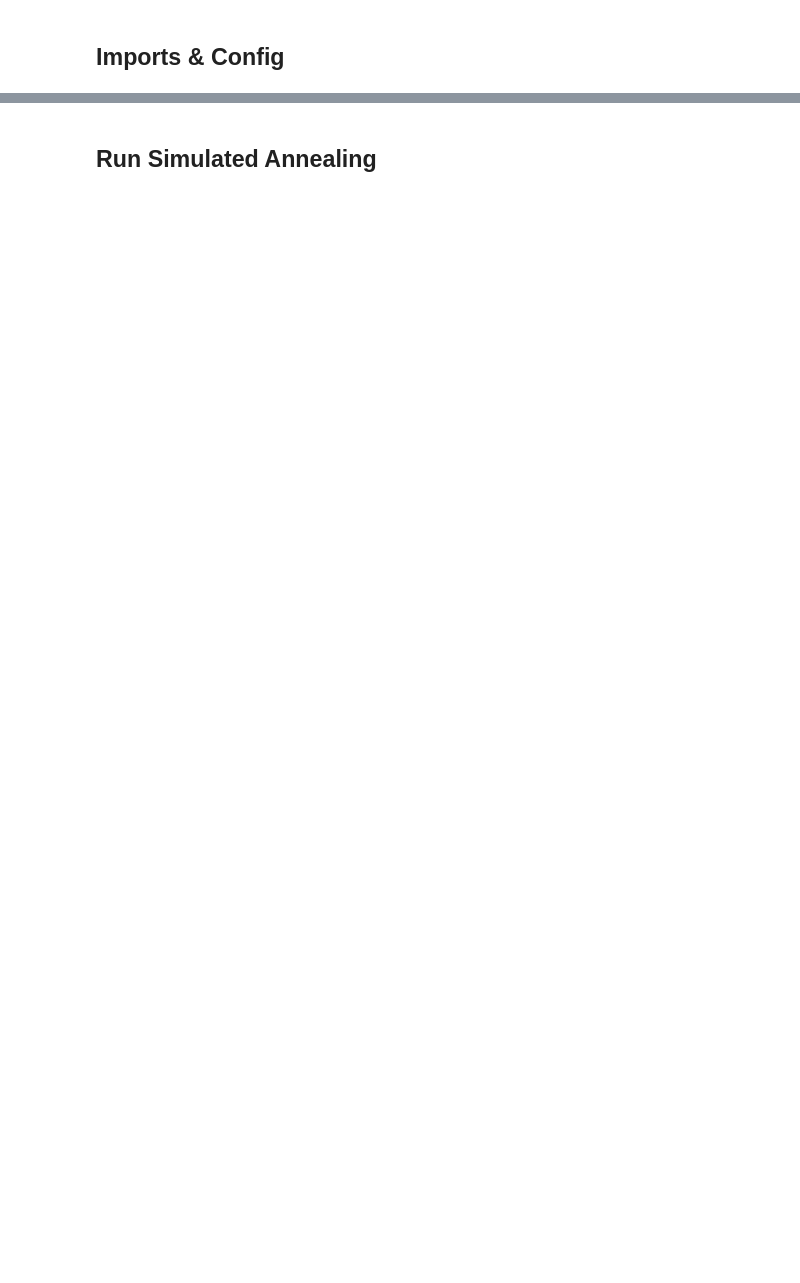
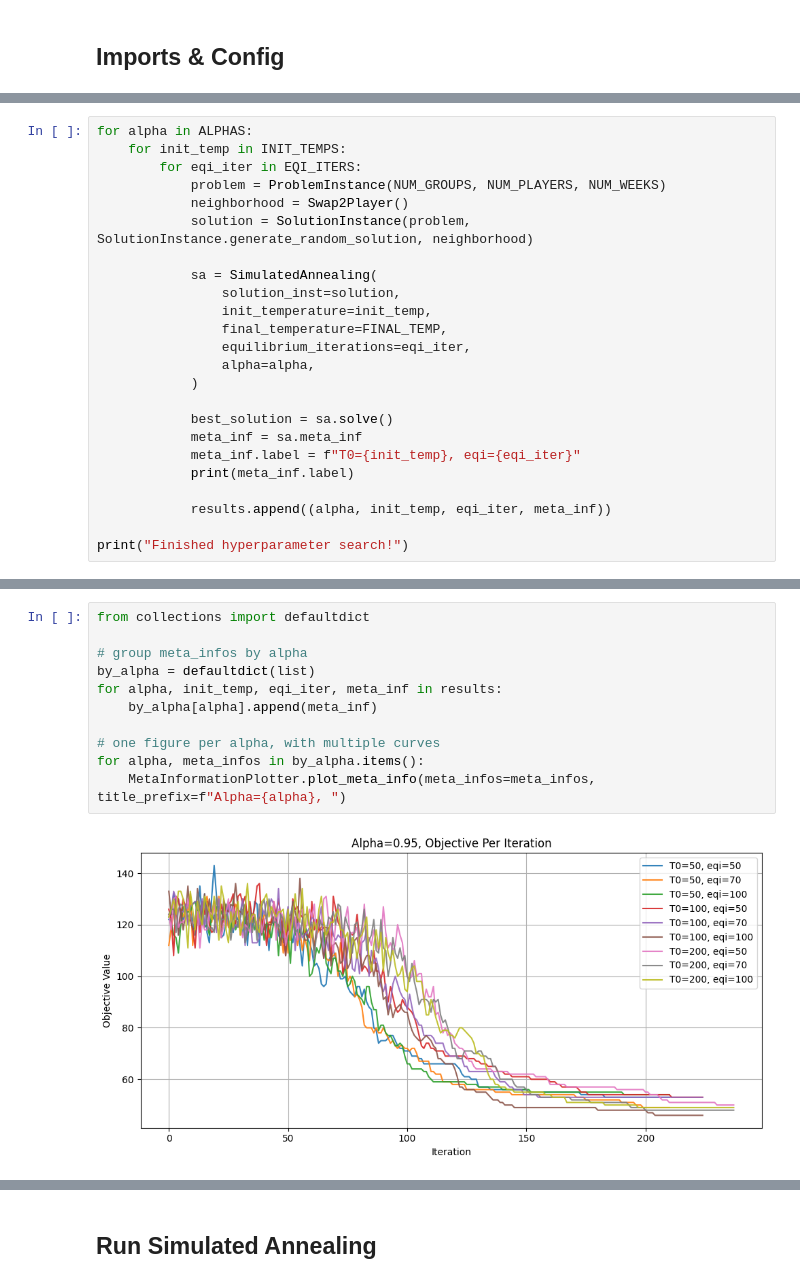
Before and after one commit to Maustrian3/MLOpt, a Jupyter notebook: meta_heuristics/meta_info_plots.ipynb, the cells around one changed output, grey strips where cells are left out. Saved outputs shown, nothing was run; the diff lists cells and outputs as text; blank space fills up the shorter version.

```diff
--- a/meta_heuristics/meta_info_plots.ipynb
+++ b/meta_heuristics/meta_info_plots.ipynb
@@ -32,0 +41,24 @@ ALPHA = 0.90
+# %%
+for alpha in ALPHAS:
+    for init_temp in INIT_TEMPS:
+        for eqi_iter in EQI_ITERS:
+            problem = ProblemInstance(NUM_GROUPS, NUM_PLAYERS, NUM_WEEKS)
+            neighborhood = Swap2Player()
+            solution = SolutionInstance(problem, SolutionInstance.generate_random_solution, neighborhood)
+
+            sa = SimulatedAnnealing(
+                solution_inst=solution,
+                init_temperature=init_temp,
+                final_temperature=FINAL_TEMP,
+                equilibrium_iterations=eqi_iter,
+                alpha=alpha,
+            )
+
+            best_solution = sa.solve()
+            meta_inf = sa.meta_inf
+            meta_inf.label = f"T0={init_temp}, eqi={eqi_iter}"
+            print(meta_inf.label)
+
+            results.append((alpha, init_temp, eqi_iter, meta_inf))
+
+print("Finished hyperparameter search!")
@@ -32,0 +83,13 @@ ALPHA = 0.90
+# %%
+from collections import defaultdict
+
+# group meta_infos by alpha
+by_alpha = defaultdict(list)
+for alpha, init_temp, eqi_iter, meta_inf in results:
+    by_alpha[alpha].append(meta_inf)
+
+# one figure per alpha, with multiple curves
+for alpha, meta_infos in by_alpha.items():
+    MetaInformationPlotter.plot_meta_info(meta_infos=meta_infos, title_prefix=f"Alpha={alpha}, ")
+# %% [output]
+[figure, added]
```
Also changed, not shown: parts of 5 cells of this notebook, 1 other file.
